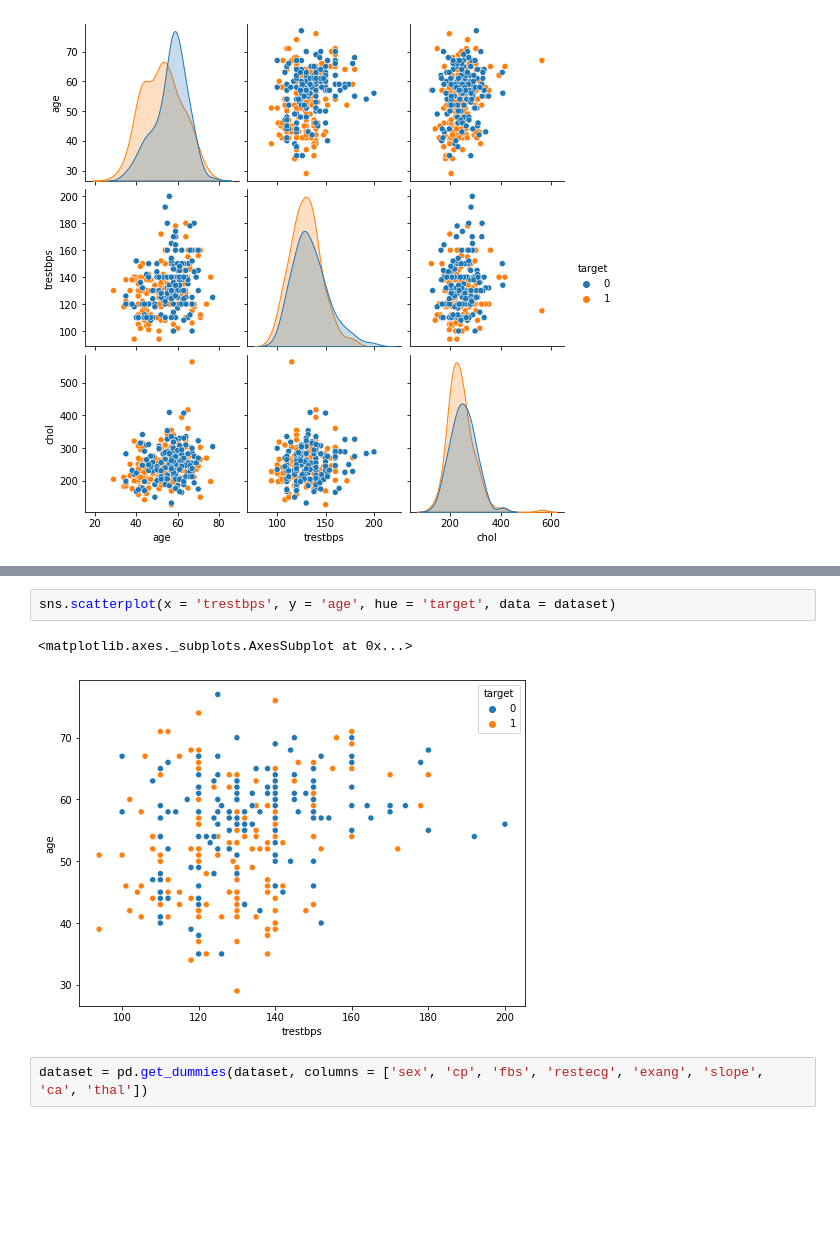
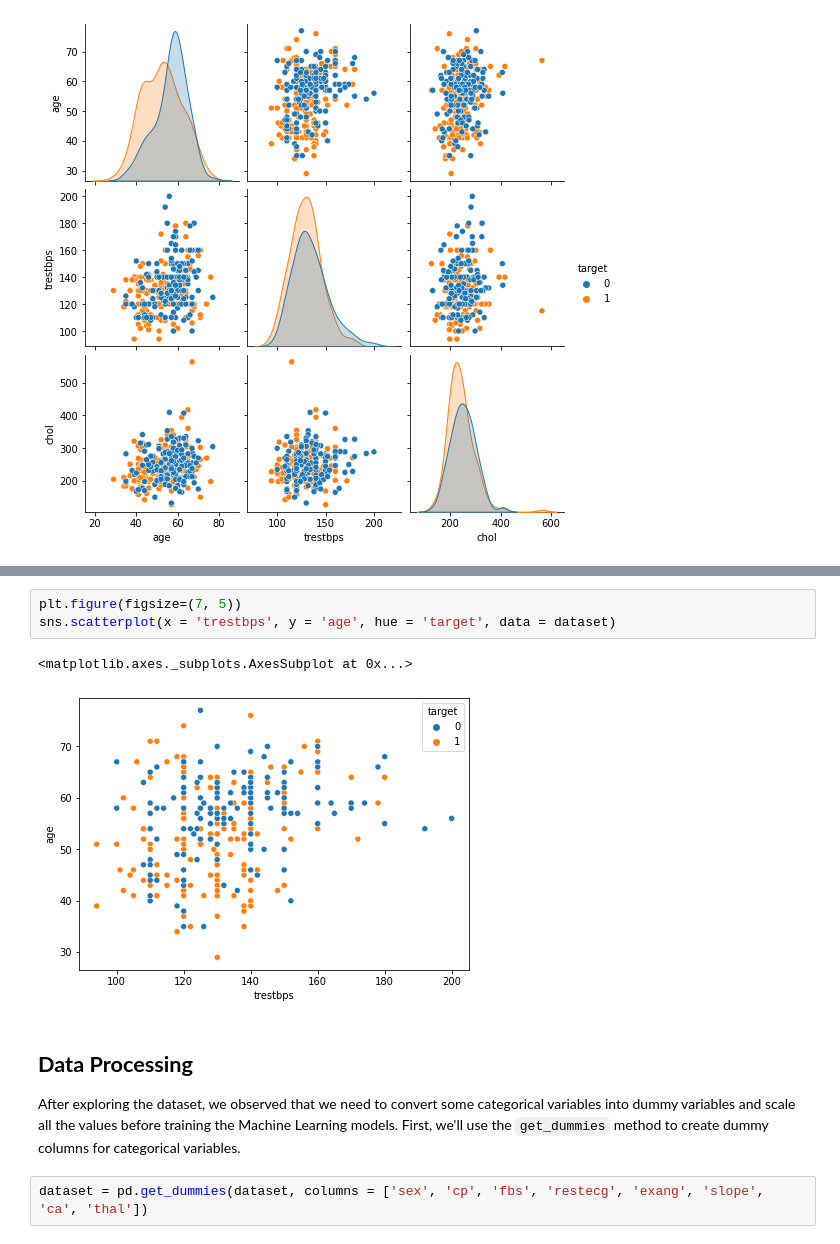
Before and after one commit to SahanaSg1729/Heart_Disease_Prediction, a Jupyter notebook: Heart_Disease_Prediction.ipynb, the cells around one changed output, grey strips where cells are left out. Drawn from its saved outputs; the diff is of its cells as text; blank space fills up the shorter version.

```diff
--- a/Heart_Disease_Prediction.ipynb
+++ b/Heart_Disease_Prediction.ipynb
@@ -113,7 +270,12 @@ sns.scatterplot(x = 'trestbps', y = 'chol', hue = 'target', data = dataset)
 # %%
+plt.figure(figsize=(7, 5))
 sns.scatterplot(x = 'trestbps', y = 'age', hue = 'target', data = dataset)
 # %% [output]
 <matplotlib.axes._subplots.AxesSubplot at 0x...>
-[figure, old version]
+[figure, new version]
+# %% [markdown]
+## **Data Processing**
+
+After exploring the dataset, we observed that we need to convert some categorical variables into dummy variables and scale all the values before training the Machine Learning models. First, we'll use the `get_dummies` method to create dummy columns for categorical variables.
 # %%
 dataset = pd.get_dummies(dataset, columns = ['sex', 'cp', 'fbs', 'restecg', 'exang', 'slope', 'ca', 'thal'])
```
Also changed, not shown: parts of 59 cells of this notebook.
